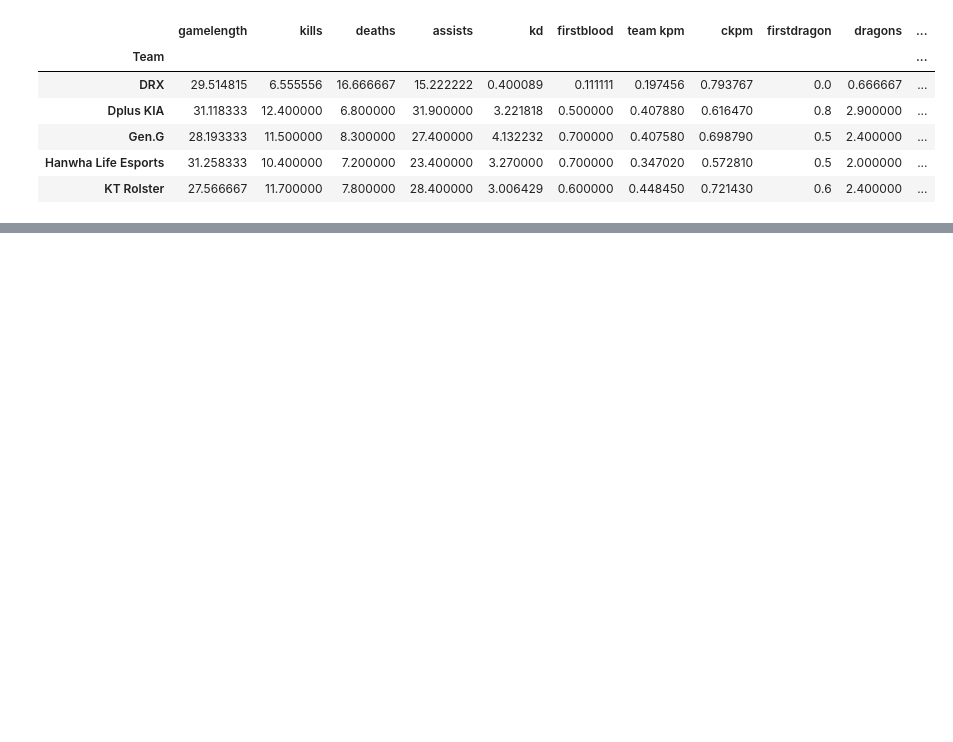
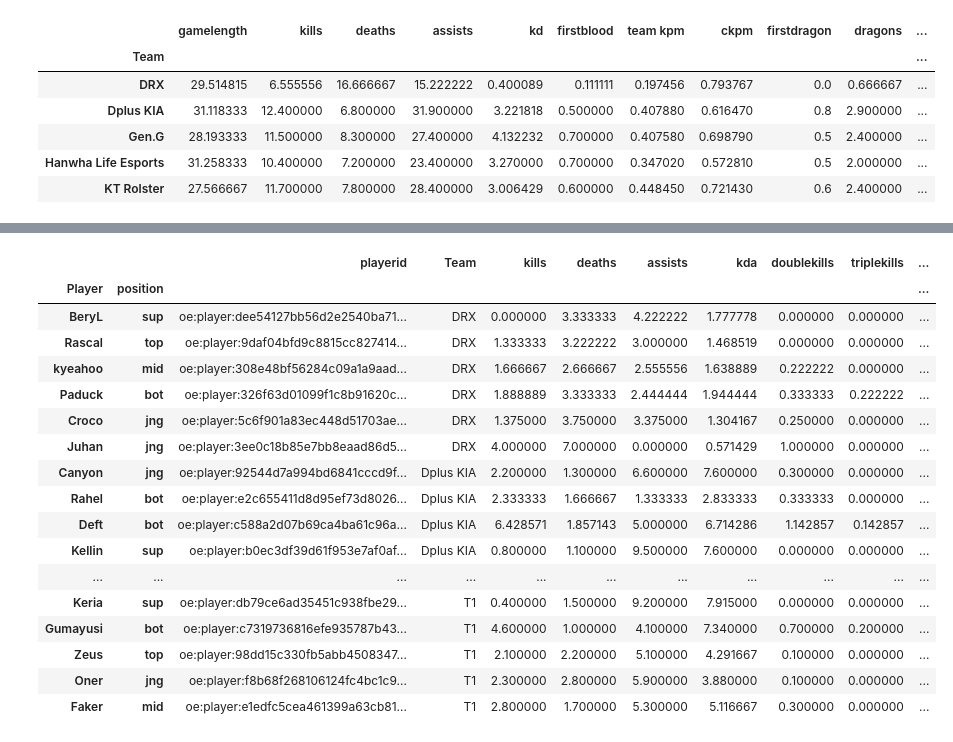
Before and after one commit to posky/LoL-Esports, a Jupyter notebook: lol_matches_data.ipynb, the cells around one changed output, grey strips where cells are left out. Cells and saved outputs as stored; diff of their text form; code cells hidden in the pictures; blank space fills up the shorter version.

Commit message:
lolesports players stats

```diff
--- a/lol_matches_data.ipynb
+++ b/lol_matches_data.ipynb
@@ -152,3 +152,9 @@ matches_data["gdpm"]
 74830   -396.721097
 74831    396.721097
 Name: gdpm, Length: 74832, dtype: float64
+# %%
+columns = ['index', 'gameid', 'position', 'playername', 'teamname', 'totalgold']
+merged = pd.merge(matches_data[columns], matches_data[columns], how='inner', on=['gameid', 'teamname'])
+merged = merged.loc[merged['position_y'] == 'team']
+merged['goldshare'] = merged['totalgold_x'].divide(merged['totalgold_y'])
+merged.head(10)
@@ -155,3 +173,6 @@ Name: gdpm, Length: 74832, dtype: float64
+# %%
+for row in merged.itertuples():
+    matches_data.loc[row.index_x, 'goldshare'] = row.goldshare
 # %%
 matches_data.columns
 # %% [output]
@@ -387,30 +428,62 @@ players_data.loc[cond, "kda"]
 # %%
 groupby = players_data.groupby(["playerid", "position"])
 idx = groupby.groups.keys()
 idx = pd.MultiIndex.from_tuples(idx, names=["playerid", "position"])
 players_stats = pd.DataFrame(index=idx)
 players_stats[["Player", "Team"]] = groupby.last()[["playername", "teamname"]]
 
 mean_columns = [
     "kills",
     "deaths",
     "assists",
+    "kda",
+    "doublekills",
+    "triplekills",
+    "quadrakills",
+    "pentakills",
+    "firstblood",
+    "firstbloodvictim",
     "dpm",
     "damageshare",
     "damagetakenperminute",
     "wpm",
     "wcpm",
+    "controlwardsbought",
     "vspm",
     "gpm",
+    "gdpm",
+    "goldshare",
     "cspm",
     "golddiffat10",
     "xpdiffat10",
     "csdiffat10",
     "golddiffat15",
     "xpdiffat15",
     "csdiffat15",
-    "kda",
 ]
+num_columns = ["champion"]
 
 players_stats[mean_columns] = groupby[mean_columns].mean()
+players_stats = (
+    players_stats.reset_index().set_index(["Player", "position"]).sort_values("Team")
+)
 players_stats
+# %% [output]
+|  |  | playerid | Team | kills | deaths | assists | kda | doublekills | triplekills | ... |
+| Player | position |  |  |  |  |  |  |  |  | ... |
+| BeryL | sup | oe:player:dee54127bb56d2e2540ba71... | DRX | 0.000000 | 3.333333 | 4.222222 | 1.777778 | 0.000000 | 0.000000 | ... |
+| Rascal | top | oe:player:9daf04bfd9c8815cc827414... | DRX | 1.333333 | 3.222222 | 3.000000 | 1.468519 | 0.000000 | 0.000000 | ... |
+| kyeahoo | mid | oe:player:308e48bf56284c09a1a9aad... | DRX | 1.666667 | 2.666667 | 2.555556 | 1.638889 | 0.222222 | 0.000000 | ... |
+| Paduck | bot | oe:player:326f63d01099f1c8b91620c... | DRX | 1.888889 | 3.333333 | 2.444444 | 1.944444 | 0.333333 | 0.222222 | ... |
+| Croco | jng | oe:player:5c6f901a83ec448d51703ae... | DRX | 1.375000 | 3.750000 | 3.375000 | 1.304167 | 0.250000 | 0.000000 | ... |
+| Juhan | jng | oe:player:3ee0c18b85e7bb8eaad86d5... | DRX | 4.000000 | 7.000000 | 0.000000 | 0.571429 | 1.000000 | 0.000000 | ... |
+| Canyon | jng | oe:player:92544d7a994bd6841cccd9f... | Dplus KIA | 2.200000 | 1.300000 | 6.600000 | 7.600000 | 0.300000 | 0.000000 | ... |
+| Rahel | bot | oe:player:e2c655411d8d95ef73d8026... | Dplus KIA | 2.333333 | 1.666667 | 1.333333 | 2.833333 | 0.333333 | 0.000000 | ... |
+| Deft | bot | oe:player:c588a2d07b69ca4ba61c96a... | Dplus KIA | 6.428571 | 1.857143 | 5.000000 | 6.714286 | 1.142857 | 0.142857 | ... |
+| Kellin | sup | oe:player:b0ec3df39d61f953e7af0af... | Dplus KIA | 0.800000 | 1.100000 | 9.500000 | 7.600000 | 0.000000 | 0.000000 | ... |
+| ... | ... | ... | ... | ... | ... | ... | ... | ... | ... | ... |
+| Keria | sup | oe:player:db79ce6ad35451c938fbe29... | T1 | 0.400000 | 1.500000 | 9.200000 | 7.915000 | 0.000000 | 0.000000 | ... |
+| Gumayusi | bot | oe:player:c7319736816efe935787b43... | T1 | 4.600000 | 1.000000 | 4.100000 | 7.340000 | 0.700000 | 0.200000 | ... |
+| Zeus | top | oe:player:98dd15c330fb5abb4508347... | T1 | 2.100000 | 2.200000 | 5.100000 | 4.291667 | 0.100000 | 0.000000 | ... |
+| Oner | jng | oe:player:f8b68f268106124fc4bc1c9... | T1 | 2.300000 | 2.800000 | 5.900000 | 3.880000 | 0.100000 | 0.000000 | ... |
+| Faker | mid | oe:player:e1edfc5cea461399a63cb81... | T1 | 2.800000 | 1.700000 | 5.300000 | 5.116667 | 0.300000 | 0.000000 | ... |
```
Also changed, not shown: parts of 5 cells of this notebook.
